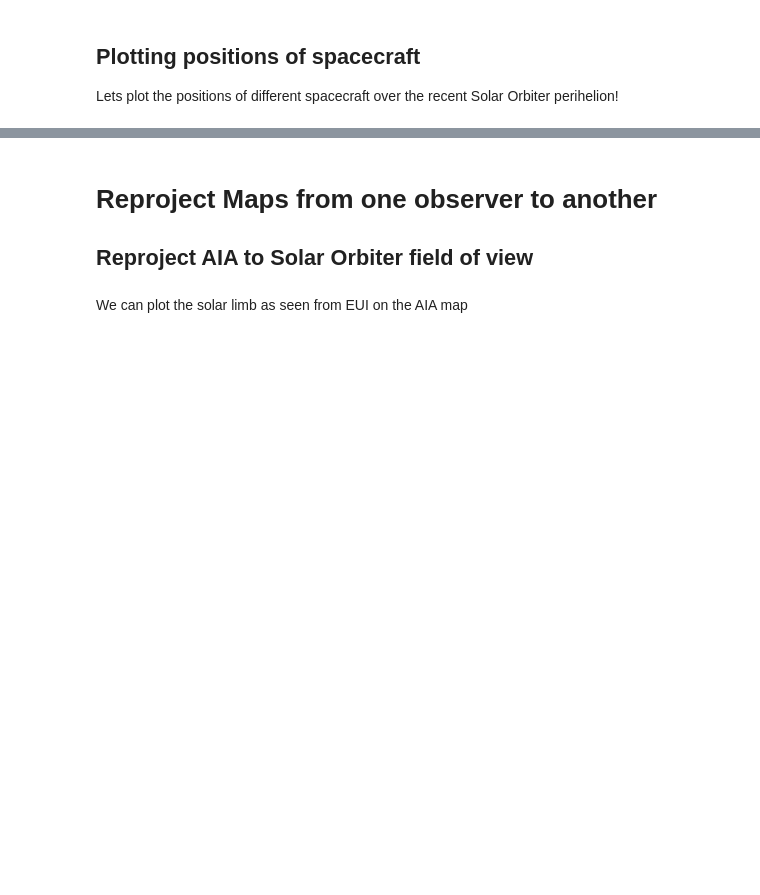
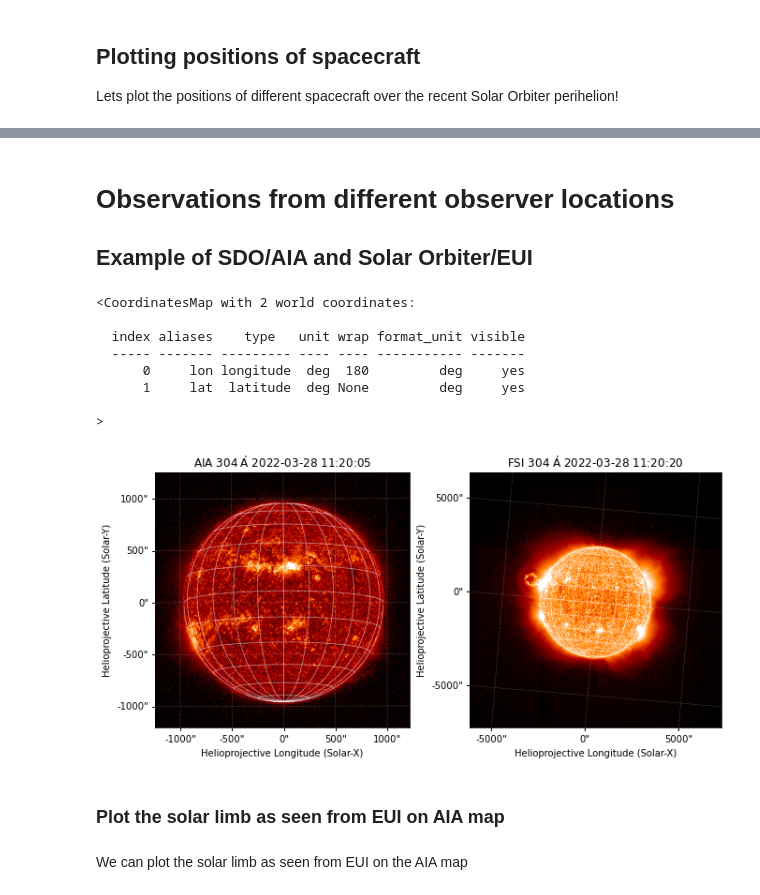
Before and after one commit to hayesla/solarorbiter-summerschool-sunpy, a Jupyter notebook: 3. Coordinates framework.ipynb, the cells around one changed output, grey strips where cells are left out. Drawn from its saved outputs; the diff is of its cells as text; code cells hidden in the pictures; blank space fills up the shorter version.

```diff
--- a/3. Coordinates framework.ipynb
+++ b/3. Coordinates framework.ipynb
@@ -132,8 +172,7 @@ ax.set_title('Positions in Heliographic Stonyhurst (HGS)')
 # %% [markdown]
-# Reproject Maps from one observer to another
+# Observations from different observer locations
 
-
-## Reproject AIA to Solar Orbiter field of view
+## Example of SDO/AIA and Solar Orbiter/EUI
 # %%
 aia_files = glob.glob("./AIA/*.fits"); aia_files.sort()
 eui_files = glob.glob("./EUI/*.fits"); eui_files.sort()
@@ -142,6 +181,27 @@ aia_map = sunpy.map.Map(aia_files[2])
 eui_map = sunpy.map.Map(eui_files[2])
 # %%
 eui_map.plot_settings["norm"] = ImageNormalize(vmin=0, vmax=300, stretch=LogStretch())
+# %%
+fig = plt.figure(figsize=(11, 5))
+ax1 = fig.add_subplot(1,2,1,projection=aia_map)
+ax2 = fig.add_subplot(1,2,2,projection=eui_map)
+
+aia_map.plot(vmin=0, vmax=200, axes=ax1)
+aia_map.draw_grid()
+eui_map.plot(axes=ax2)
+eui_map.draw_grid()
+# %% [output]
+<CoordinatesMap with 2 world coordinates:
+
+  index aliases    type   unit wrap format_unit visible
+  ----- ------- --------- ---- ---- ----------- -------
+      0     lon longitude  deg  180         deg     yes
+      1     lat  latitude  deg None         deg     yes
+
+>
+[figure, added]
+# %% [markdown]
+### Plot the solar limb as seen from EUI on AIA map
 # %% [markdown]
 We can plot the solar limb as seen from EUI on the AIA map
 # %%
```
Also changed, not shown: parts of 27 cells of this notebook, 1 other file.
